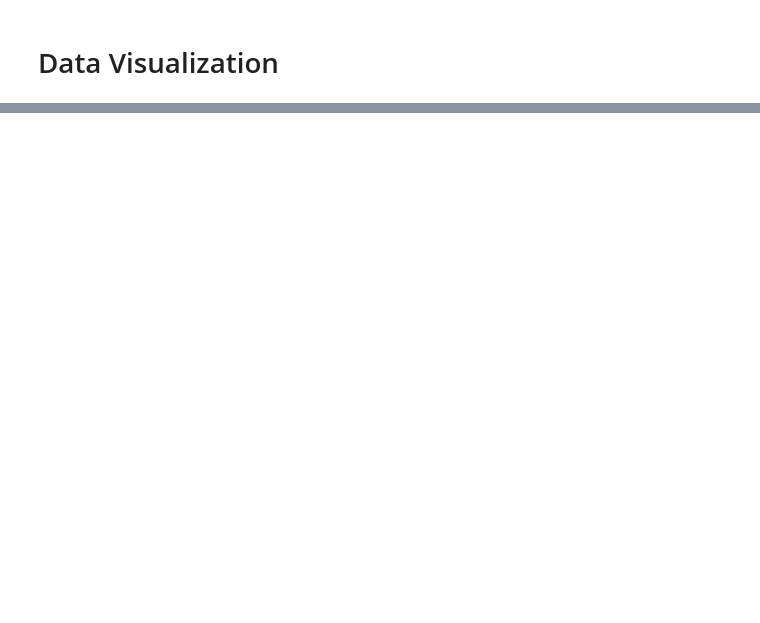
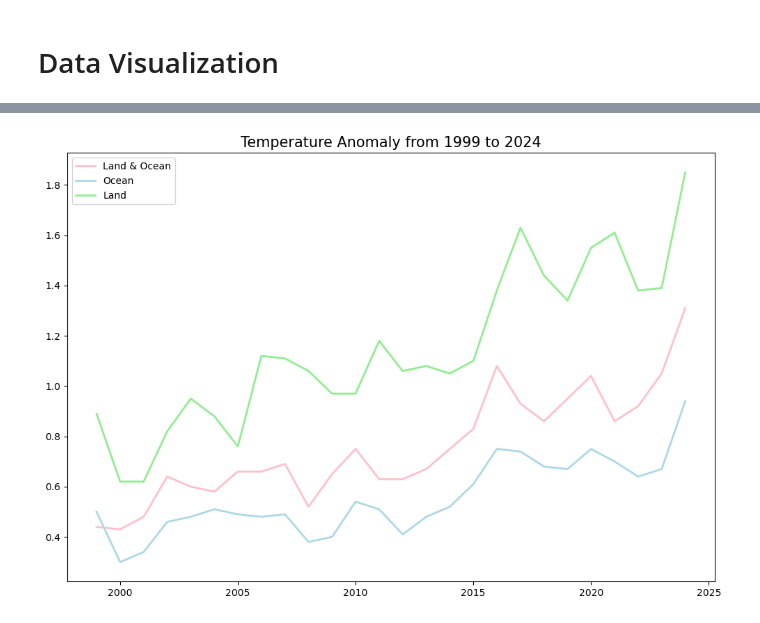
Before and after one commit to eddiexunyc/earth_temp_cyclone_data, a Jupyter notebook: DATA608_Assignment_5_Eddie_Xu.ipynb, the cells around one changed output, grey strips where cells are left out. Drawn from its saved outputs; the diff is of its cells as text; code cells hidden in the pictures; blank space fills up the shorter version.

```diff
--- a/DATA608_Assignment_5_Eddie_Xu.ipynb
+++ b/DATA608_Assignment_5_Eddie_Xu.ipynb
@@ -88,6 +93,3 @@ high_risk_hurricane = hurricane_25_data[hurricane_data['category'] > 3]
 high_risk_hurricane_count = high_risk_hurricane.groupby('year')['storm_id'].nunique().reset_index(name='counts')
 hurricane_average_data = round(hurricane_25_data.groupby(['storm_name', 'year'])['wind_speed'].mean(), 2).reset_index().sort_values(['year'])
 hurricane_average_data_count = hurricane_average_data.groupby('year').size().reset_index(name='counts')
-
-# rename columns on earth anomalies data
-land_ocean_anomalies_data = land_ocean_anomalies_data.rename(columns={'Year': 'year', 'Anomaly': 'Temperature Change'})
@@ -134,0 +178,12 @@ plt.show()
+# %%
+fig, ax3 = plt.subplots(figsize=(12, 8))
+ax3.plot(overall_temp_change['year'], overall_temp_change['Land & Ocean Anomaly'], color='pink', lw=2, label = 'Land & Ocean')
+ax3.plot(overall_temp_change['year'], overall_temp_change['Ocean Anomaly'], color='lightblue', lw=2, label = 'Ocean')
+ax3.plot(overall_temp_change['year'], overall_temp_change['Land Anomaly'], color='lightgreen', lw=2, label = 'Land')
+plt.title('Temperature Anomaly from 1999 to 2024', size = 15)
+plt.legend()
+
+plt.savefig('Temperature Change in past 25 Years.png')
+plt.show()
+# %% [output]
+[figure, added]
```
Also changed, not shown: parts of 6 cells of this notebook, 6 other files.
